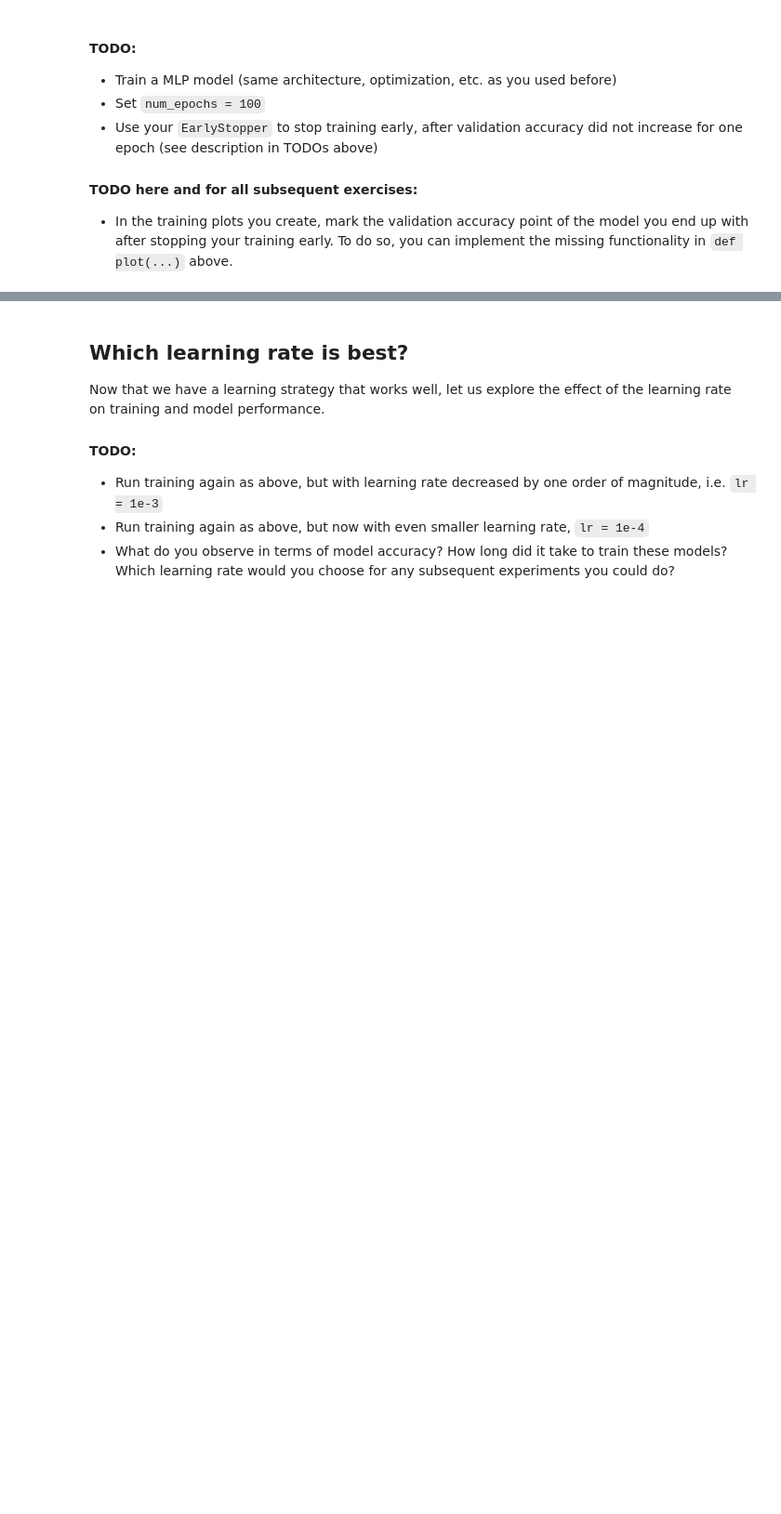
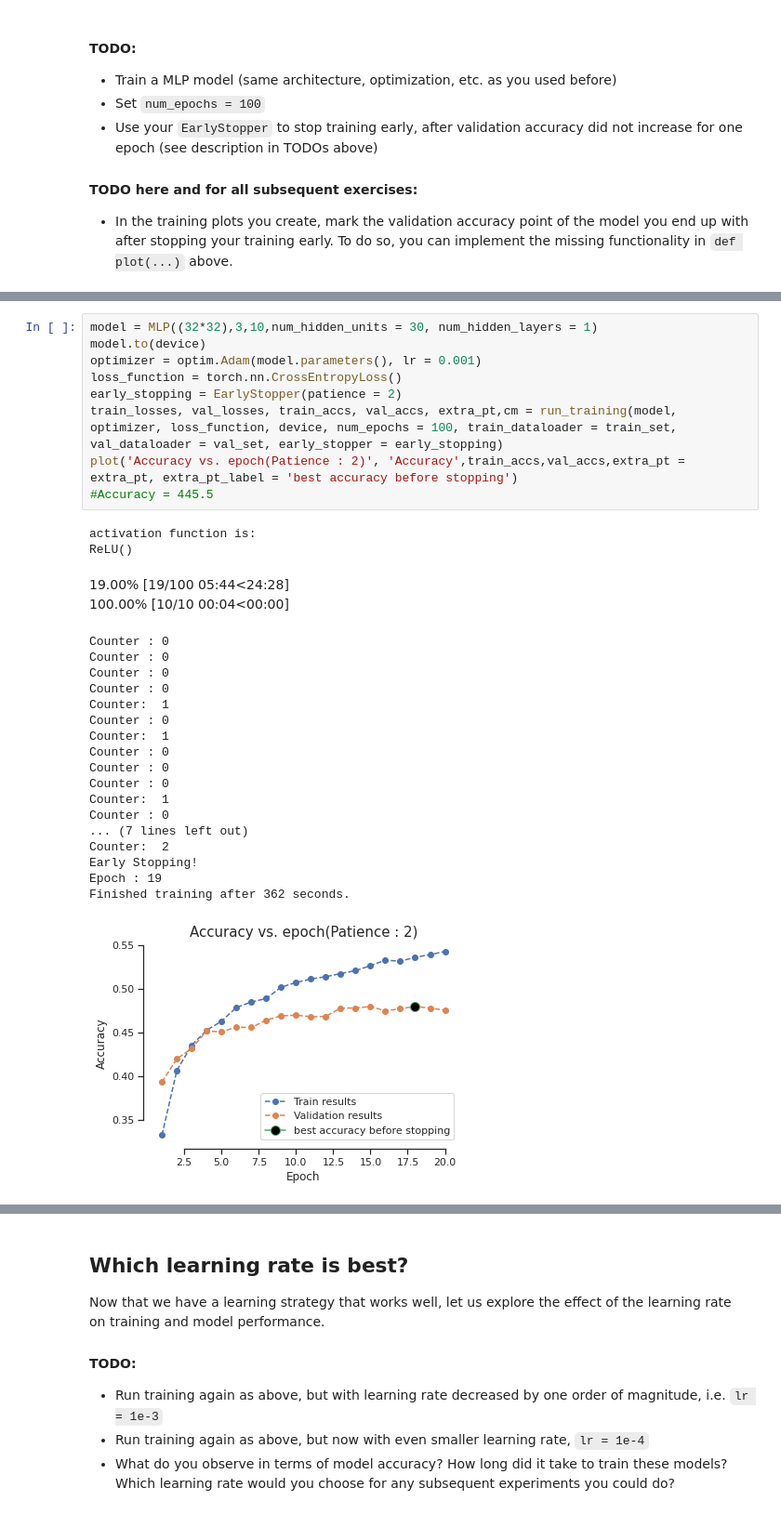
Before and after one commit to Smitpatel37/Deep-Learning-Assignments, a Jupyter notebook: Ex-2/Ex2_2022.ipynb, the cells around one changed output, grey strips where cells are left out. Shown at 93% size. Cells and saved outputs as stored; diff of their text form; blank space fills up the shorter version.

```diff
--- a/Ex-2/Ex2_2022.ipynb
+++ b/Ex-2/Ex2_2022.ipynb
@@ -916,0 +904,32 @@ plot('Accuracy vs. epoch', 'Accuracy',train_accs,val_accs,extra_pt = extra_pt)
+# %%
+model = MLP((32*32),3,10,num_hidden_units = 30, num_hidden_layers = 1)
+model.to(device)
+optimizer = optim.Adam(model.parameters(), lr = 0.001)
+loss_function = torch.nn.CrossEntropyLoss()
+early_stopping = EarlyStopper(patience = 2)
+train_losses, val_losses, train_accs, val_accs, extra_pt,cm = run_training(model, optimizer, loss_function, device, num_epochs = 100, train_dataloader = train_set, val_dataloader = val_set, early_stopper = early_stopping)
+plot('Accuracy vs. epoch(Patience : 2)', 'Accuracy',train_accs,val_accs,extra_pt = extra_pt, extra_pt_label = 'best accuracy before stopping')
+#Accuracy = 445.5
+# %% [output]
+activation function is:
+ReLU()
+19.00% [19/100 05:44<24:28]
+100.00% [10/10 00:04<00:00]
+Counter : 0
+Counter : 0
+Counter : 0
+Counter : 0
+Counter:  1
+Counter : 0
+Counter:  1
+Counter : 0
+Counter : 0
+Counter : 0
+Counter:  1
+Counter : 0
+... (7 lines left out)
+Counter:  2
+Early Stopping!
+Epoch : 19
+Finished training after 362 seconds.
+[figure, added]
```
Also changed, not shown: parts of 25 cells of this notebook.
